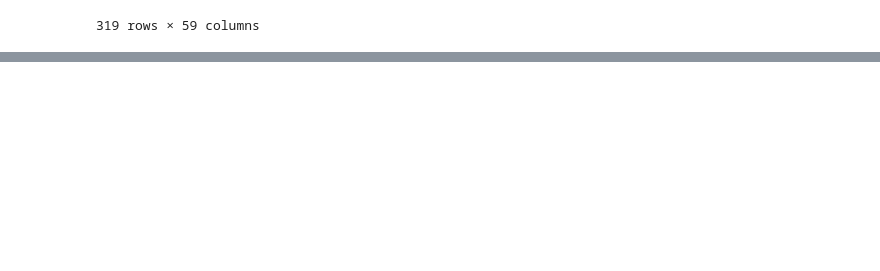
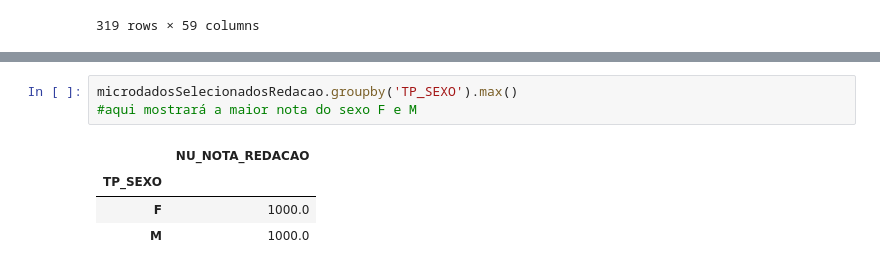
Before and after one commit to Lz-Rod/analise_de_dados_Python_Enem_2019, a Jupyter notebook: develop/programa/Analise - Enem 2019.ipynb, the cells around one changed output, grey strips where cells are left out. Saved outputs shown, nothing was run; the diff lists cells and outputs as text; blank space fills up the shorter version.

```diff
--- a/develop/programa/Analise - Enem 2019.ipynb
+++ b/develop/programa/Analise - Enem 2019.ipynb
@@ -259,0 +293,8 @@ mulheres_cegueira
+# %%
+microdadosSelecionadosRedacao.groupby('TP_SEXO').max()
+#aqui mostrará a maior nota do sexo F e M
+# %% [output]
+|  | NU_NOTA_REDACAO |
+| TP_SEXO |  |
+| F | 1000.0 |
+| M | 1000.0 |
```
Also changed, not shown: parts of 14 cells of this notebook, 2 other files.
